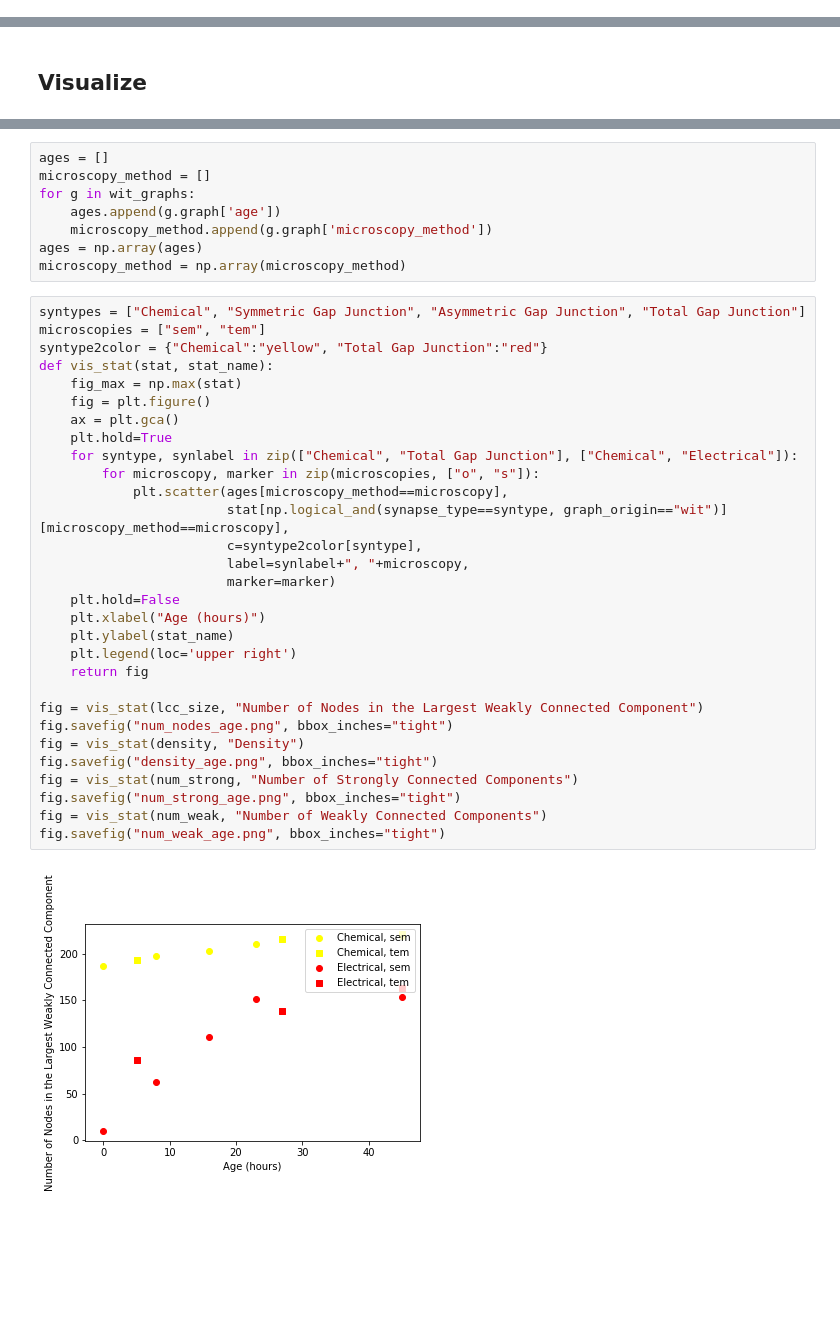
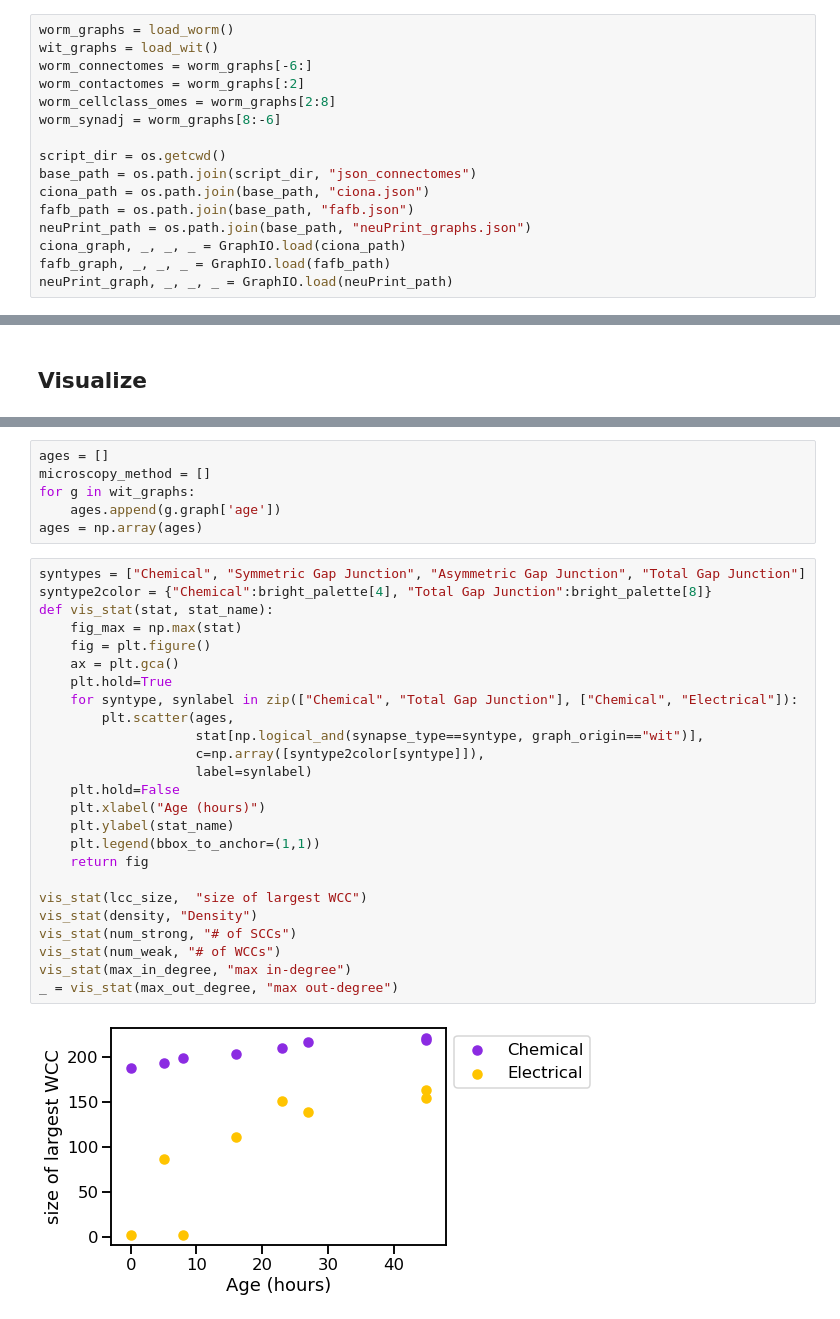
Before and after one commit to neurodata/connectocross, a Jupyter notebook: Graph Stats.ipynb, the cells around one changed output, grey strips where cells are left out. Cells and saved outputs as stored; diff of their text form; blank space fills up the shorter version.

```diff
--- a/Graph Stats.ipynb
+++ b/Graph Stats.ipynb
@@ -22,3 +21,19 @@ worm_synadj = worm_graphs[8:-6]
+# %%
+worm_graphs = load_worm()
+wit_graphs = load_wit()
+worm_connectomes = worm_graphs[-6:]
+worm_contactomes = worm_graphs[:2]
+worm_cellclass_omes = worm_graphs[2:8]
+worm_synadj = worm_graphs[8:-6]
+
+script_dir = os.getcwd()
+base_path = os.path.join(script_dir, "json_connectomes")
+ciona_path = os.path.join(base_path, "ciona.json")
+fafb_path = os.path.join(base_path, "fafb.json")
+neuPrint_path = os.path.join(base_path, "neuPrint_graphs.json")
+ciona_graph, _, _, _ = GraphIO.load(ciona_path)
+fafb_graph, _, _, _ = GraphIO.load(fafb_path)
+neuPrint_graph, _, _, _ = GraphIO.load(neuPrint_path)
 # %% [markdown]
 ## Obtain Graph Statistics and Metadata
 # %%
@@ -150,38 +217,31 @@ ages = []
 microscopy_method = []
 for g in wit_graphs:
     ages.append(g.graph['age'])
-    microscopy_method.append(g.graph['microscopy_method'])
 ages = np.array(ages)
-microscopy_method = np.array(microscopy_method)
 # %%
 syntypes = ["Chemical", "Symmetric Gap Junction", "Asymmetric Gap Junction", "Total Gap Junction"]
-microscopies = ["sem", "tem"]
-syntype2color = {"Chemical":"yellow", "Total Gap Junction":"red"}
+syntype2color = {"Chemical":bright_palette[4], "Total Gap Junction":bright_palette[8]}
 def vis_stat(stat, stat_name):
     fig_max = np.max(stat)
     fig = plt.figure()
     ax = plt.gca()
     plt.hold=True
     for syntype, synlabel in zip(["Chemical", "Total Gap Junction"], ["Chemical", "Electrical"]):
-        for microscopy, marker in zip(microscopies, ["o", "s"]):
-            plt.scatter(ages[microscopy_method==microscopy],
-                        stat[np.logical_and(synapse_type==syntype, graph_origin=="wit")][microscopy_method==microscopy],
-                        c=syntype2color[syntype],
-                        label=synlabel+", "+microscopy,
-                        marker=marker)
+        plt.scatter(ages,
+                    stat[np.logical_and(synapse_type==syntype, graph_origin=="wit")],
+                    c=np.array([syntype2color[syntype]]),
+                    label=synlabel)
     plt.hold=False
     plt.xlabel("Age (hours)")
     plt.ylabel(stat_name)
-    plt.legend(loc='upper right')
+    plt.legend(bbox_to_anchor=(1,1))
     return fig
 
-fig = vis_stat(lcc_size, "Number of Nodes in the Largest Weakly Connected Component")
-fig.savefig("num_nodes_age.png", bbox_inches="tight")
-fig = vis_stat(density, "Density")
-fig.savefig("density_age.png", bbox_inches="tight")
-fig = vis_stat(num_strong, "Number of Strongly Connected Components")
-fig.savefig("num_strong_age.png", bbox_inches="tight")
-fig = vis_stat(num_weak, "Number of Weakly Connected Components")
-fig.savefig("num_weak_age.png", bbox_inches="tight")
+vis_stat(lcc_size,  "size of largest WCC")
+vis_stat(density, "Density")
+vis_stat(num_strong, "# of SCCs")
+vis_stat(num_weak, "# of WCCs")
+vis_stat(max_in_degree, "max in-degree")
+_ = vis_stat(max_out_degree, "max out-degree")
 # %% [output]
-[figure, old version]
+[figure, new version]
```
Also changed, not shown: parts of 17 cells of this notebook, 8 other files.
